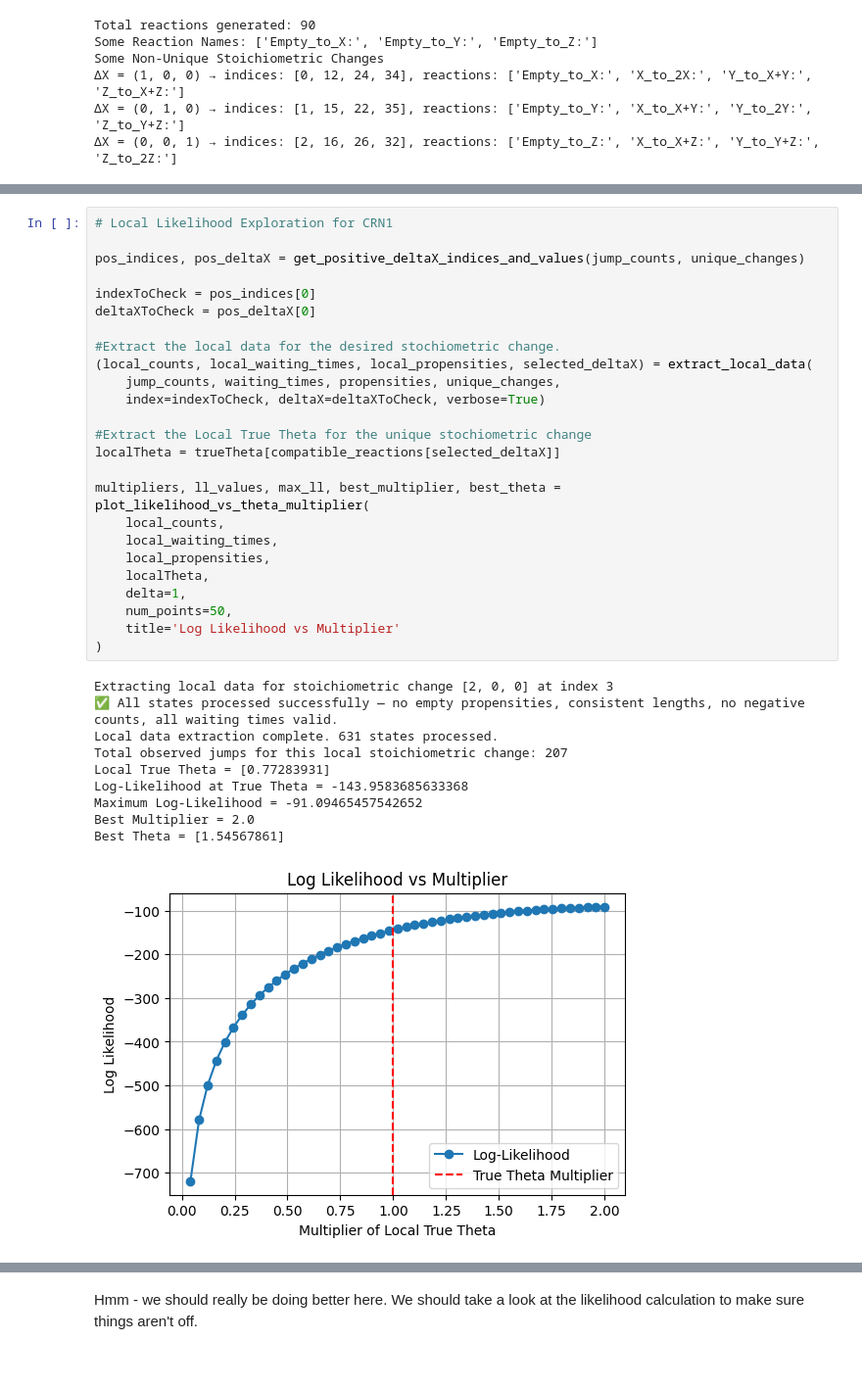
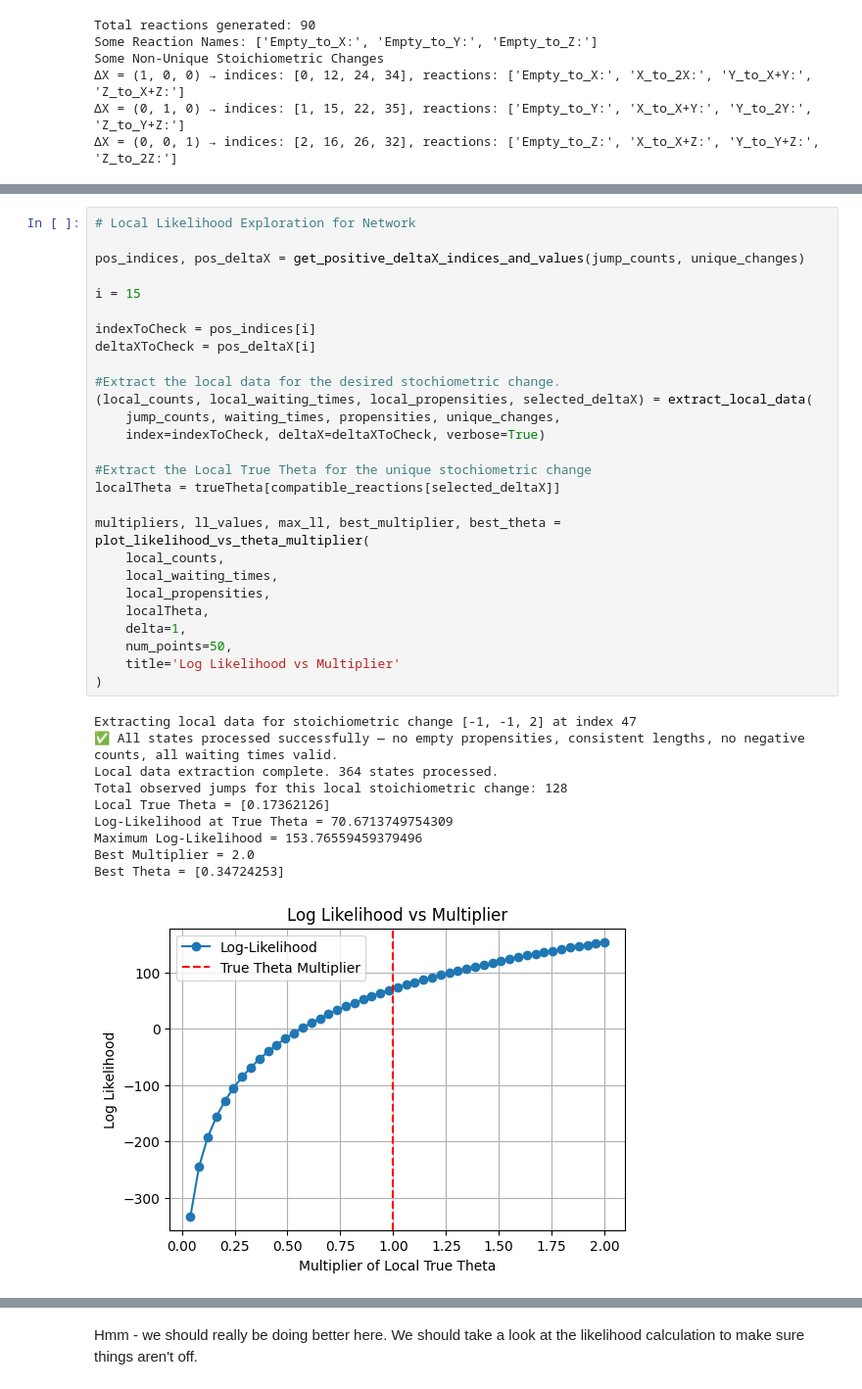
Before and after one commit to ssindiUCM/BayesCRNInference, a Jupyter notebook: examples/example3.ipynb, the cells around one changed output, grey strips where cells are left out. Shown at 98% size. Cells and saved outputs as stored; diff of their text form.

```diff
--- a/examples/example3.ipynb
+++ b/examples/example3.ipynb
@@ -143,36 +152,38 @@ Trajectory 2: 631 unique states observed
 # %%
-# Local Likelihood Exploration for CRN1
+# Local Likelihood Exploration for Network
 
 pos_indices, pos_deltaX = get_positive_deltaX_indices_and_values(jump_counts, unique_changes)
 
-indexToCheck = pos_indices[0]
-deltaXToCheck = pos_deltaX[0]
+i = 15
+
+indexToCheck = pos_indices[i]
+deltaXToCheck = pos_deltaX[i]
 
 #Extract the local data for the desired stochiometric change.
 (local_counts, local_waiting_times, local_propensities, selected_deltaX) = extract_local_data(
     jump_counts, waiting_times, propensities, unique_changes,
     index=indexToCheck, deltaX=deltaXToCheck, verbose=True)
 
 #Extract the Local True Theta for the unique stochiometric change
 localTheta = trueTheta[compatible_reactions[selected_deltaX]]
 
 multipliers, ll_values, max_ll, best_multiplier, best_theta = plot_likelihood_vs_theta_multiplier(
     local_counts,
     local_waiting_times,
     local_propensities,
     localTheta,
     delta=1,
     num_points=50,
     title='Log Likelihood vs Multiplier'
 )
 # %% [output]
-Extracting local data for stoichiometric change [2, 0, 0] at index 3
+Extracting local data for stoichiometric change [-1, -1, 2] at index 47
 ✅ All states processed successfully — no empty propensities, consistent lengths, no negative counts, all waiting times valid.
-Local data extraction complete. 631 states processed.
-Total observed jumps for this local stoichiometric change: 207
-Local True Theta = [0.77283931]
-Log-Likelihood at True Theta = -143.9583685633368
-Maximum Log-Likelihood = -91.09465457542652
+Local data extraction complete. 364 states processed.
+Total observed jumps for this local stoichiometric change: 128
+Local True Theta = [0.17362126]
+Log-Likelihood at True Theta = 70.6713749754309
+Maximum Log-Likelihood = 153.76559459379496
 Best Multiplier = 2.0
-Best Theta = [1.54567861]
+Best Theta = [0.34724253]
-[figure, old version]
+[figure, new version]
```
Also changed, not shown: parts of 7 cells of this notebook, 10 other files.
